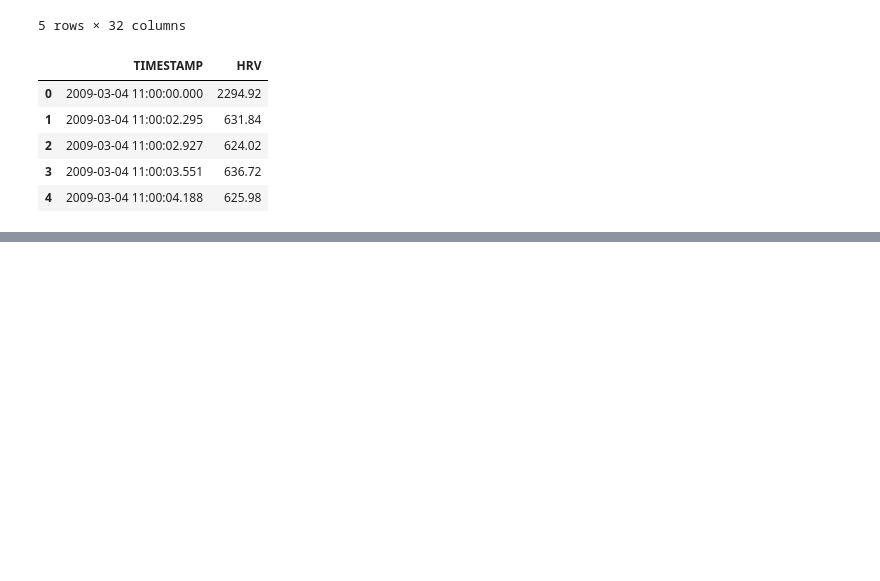
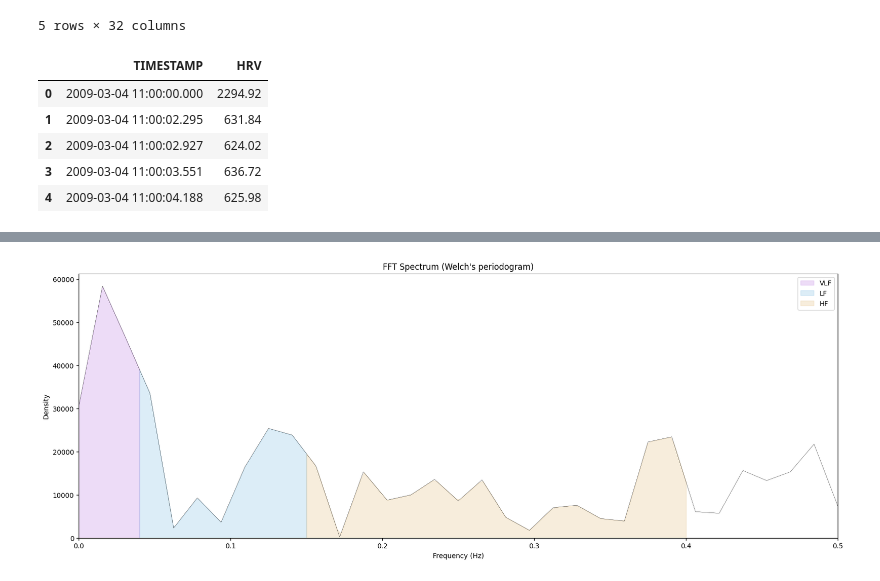
Before and after one commit to GacildaAnne/Thesis-ADHD-HRV, a Jupyter notebook: Thesis_code.ipynb, the cells around one changed output, grey strips where cells are left out. Cells and saved outputs as stored; diff of their text form; code cells hidden in the pictures; blank space fills up the shorter version.

```diff
--- a/Thesis_code.ipynb
+++ b/Thesis_code.ipynb
@@ -46,0 +201,6 @@ HRV_1.head()
+# %%
+print("Frequency domain metrics:")
+results, fxx, pxx = frequency_domain(IBI_interpolated)
+
+for k, v in results.items():
+    print("- %s: %.2f" % (k, v))
@@ -46,0 +219,27 @@ HRV_1.head()
+# %%
+# Plot Welch periodogram
+
+plt.figure(figsize=(20, 7))
+plt.plot(fxx, pxx, color="k", linewidth=0.3)
+plt.title("FFT Spectrum (Welch's periodogram)")
+
+# create interpolation function for plotting frequency bands
+psd_f = interp1d(fxx, pxx)
+
+# setup frequency bands for plotting
+x_vlf = np.linspace(0, 0.04, 100)
+x_lf = np.linspace(0.04, 0.15, 100)
+x_hf = np.linspace(0.15, 0.4, 100)
+
+plt.gca().fill_between(x_vlf, psd_f(x_vlf), alpha=0.2, color="#A651D8", label="VLF")
+plt.gca().fill_between(x_lf, psd_f(x_lf), alpha=0.2, color="#51A6D8", label="LF")
+plt.gca().fill_between(x_hf, psd_f(x_hf), alpha=0.2, color="#D8A651", label="HF")
+
+plt.gca().set_xlim(0, 0.5)
+plt.gca().set_ylim(0)
+plt.xlabel("Frequency (Hz)")
+plt.ylabel("Density")
+plt.legend()
+plt.show()
+# %% [output]
+[figure, added]
```
Also changed, not shown: parts of 10 cells of this notebook.
